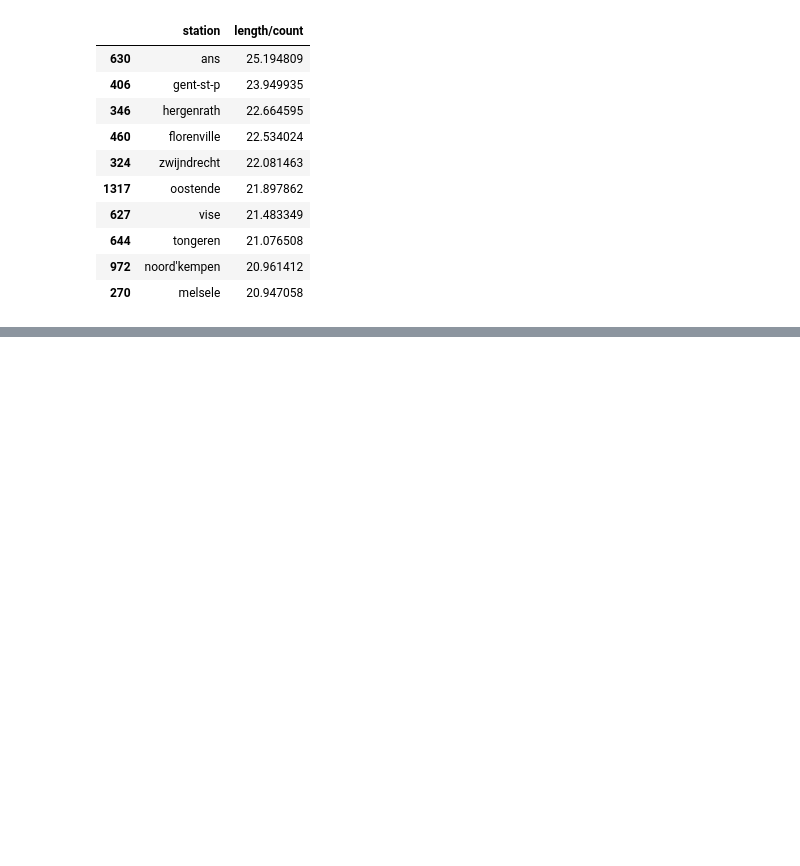
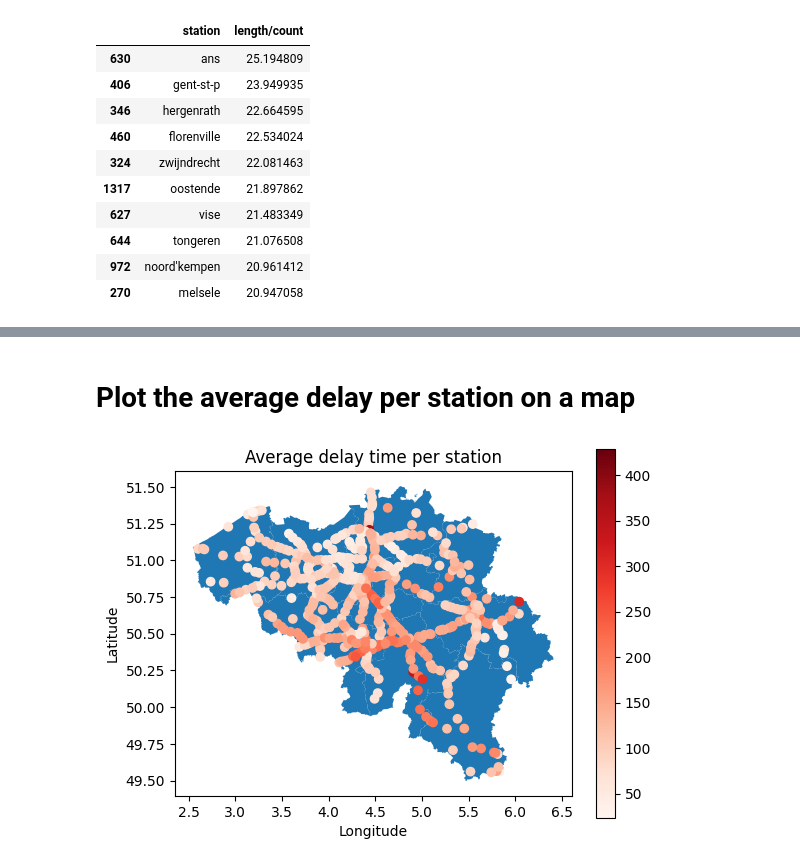
Before and after one commit to Seoyangsam/ACRM, a Jupyter notebook: src/Q12.ipynb, the cells around one changed output, grey strips where cells are left out. Cells and saved outputs as stored; diff of their text form; code cells hidden in the pictures; blank space fills up the shorter version.

```diff
--- a/src/Q12.ipynb
+++ b/src/Q12.ipynb
@@ -163,0 +185,3 @@ stations_distance["length/count"].plot.hist()
+# %%
+stations_delay_percentage = trips[trips["Delay time"] > 0].groupby("Name of the stop").size().div(trips.groupby("Name of the stop").size()).reset_index().rename(columns={0: "Percentage of delays"})
+stations_delay_percentage
@@ -163,0 +235,3 @@ stations_distance["length/count"].plot.hist()
+# %%
+stations_delay_time = trips.groupby("Name of the stop")["Delay time"].mean().reset_index().rename(columns={"Delay time": "Average delay time"})
+stations_delay_time
@@ -163,0 +283,6 @@ stations_distance["length/count"].plot.hist()
+# %%
+stations = data.stations
+stations["name"]= stations["name"].str.lower()
+# %%
+merged_df3 = stations_delay_time.merge(stations, left_on = "Name of the stop", right_on = "name").merge(stations_delay_percentage,left_on = "Name of the stop", right_on = "Name of the stop")
+merged_df3
@@ -163,0 +303,14 @@ stations_distance["length/count"].plot.hist()
+# %% [markdown]
+# Plot the average delay per station on a map
+# %%
+import matplotlib.pyplot as plt
+fig, ax = plt.subplots()
+data.provinces.plot(ax=ax)
+sc =ax.scatter(merged_df3["longitude"], merged_df3["latitude"], c = merged_df3["Average delay time"], cmap = "Reds")
+cbar = fig.colorbar(sc)
+ax.set_xlabel("Longitude")
+ax.set_ylabel("Latitude")
+ax.set_title("Average delay time per station")
+plt.show()
+# %% [output]
+[figure, added]
```
Also changed, not shown: parts of 24 cells of this notebook, 3 other files.
